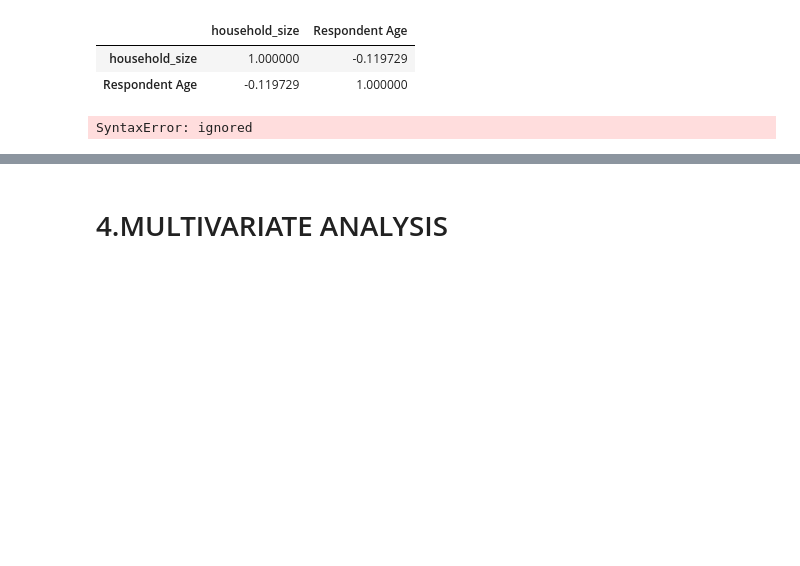
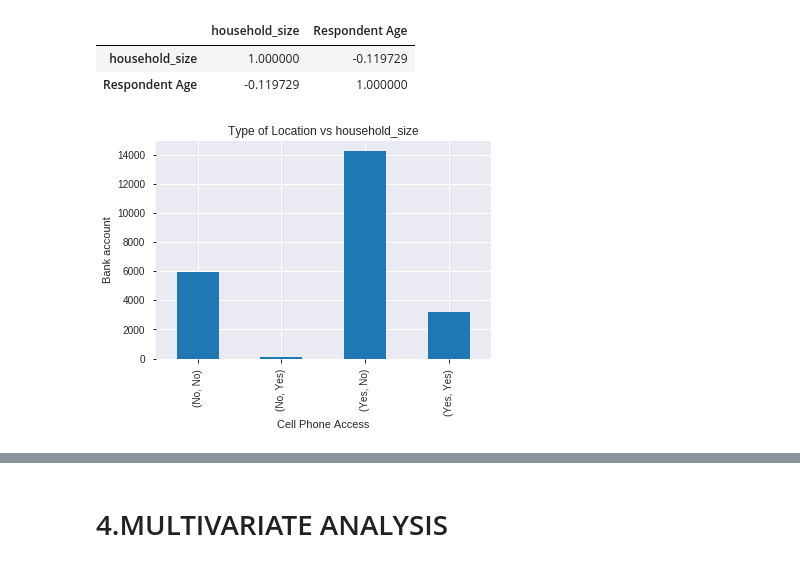
Before and after one commit to vivianusdjpy/DS2-CORE-IP-WEEK-2-, a Jupyter notebook: WEEK_2_INDEPENDENT_PROJECT.ipynb, the cells around one changed output, grey strips where cells are left out. Saved outputs shown, nothing was run; the diff lists cells and outputs as text; code cells hidden in the pictures; blank space fills up the shorter version.

```diff
--- a/WEEK_2_INDEPENDENT_PROJECT.ipynb
+++ b/WEEK_2_INDEPENDENT_PROJECT.ipynb
@@ -409,46 +414,21 @@ df_12.corr()
 | Respondent Age | -0.119729 | 1.000000 |
 # %%
 #location vs household size
-# Plotting our scatterplot
-df_12.groupby('Type of Location')['household_size'].mean().plot(kind='bar')
+# Plotting our barplot
+df_12.groupby(['Cell Phone Access','Has a Bank account'])['Has a Bank account'].count().plot(kind='bar')
 
 # Giving our barplot a title
 plt.title('Type of Location vs household_size')
 
 #Labelling our x axis
-plt.xlabel('household_size')
+plt.xlabel('Cell Phone Access')
 
 #Labelling our y axis
-plt.ylabel('Type of Location')
+plt.ylabel('Bank account')
 
 #Displaying our scatterplot
 plt.show()
+# %% [output]
+[figure, added]
 # %%
 #Age and Gender
-# %%
-#Gender and Cell phone access
-Gender       = df_12['gender']
-Cell_phone_yes = df_12[(df_12['Cell Phone Access'] == 'yes')
-Cell_phone_no   = df_12[(df_12['Cell Phone Access'] == 'no')
-
-X = [gender for gender in Gender]
-
-plt.bar(X, Cell_phone_yes, label='yes')
-plt.bar(X, Cell_phone_no, label='no', bottom = Cell_phone_yes)
-
-# Labeling our y axis
-plt.ylabel("Points")
-
-# Labeling our x axis
-plt.xlabel("Teams")
-
-# Creating a key/legend for our chart
-plt.legend(loc="upper right")
-
-# Adding a title
-plt.title("Teams vs Points")
-
-# Displaying our chart
-plt.show()
-# %% [output]
-SyntaxError: ignored
```
Also changed, not shown: parts of 14 cells of this notebook.
